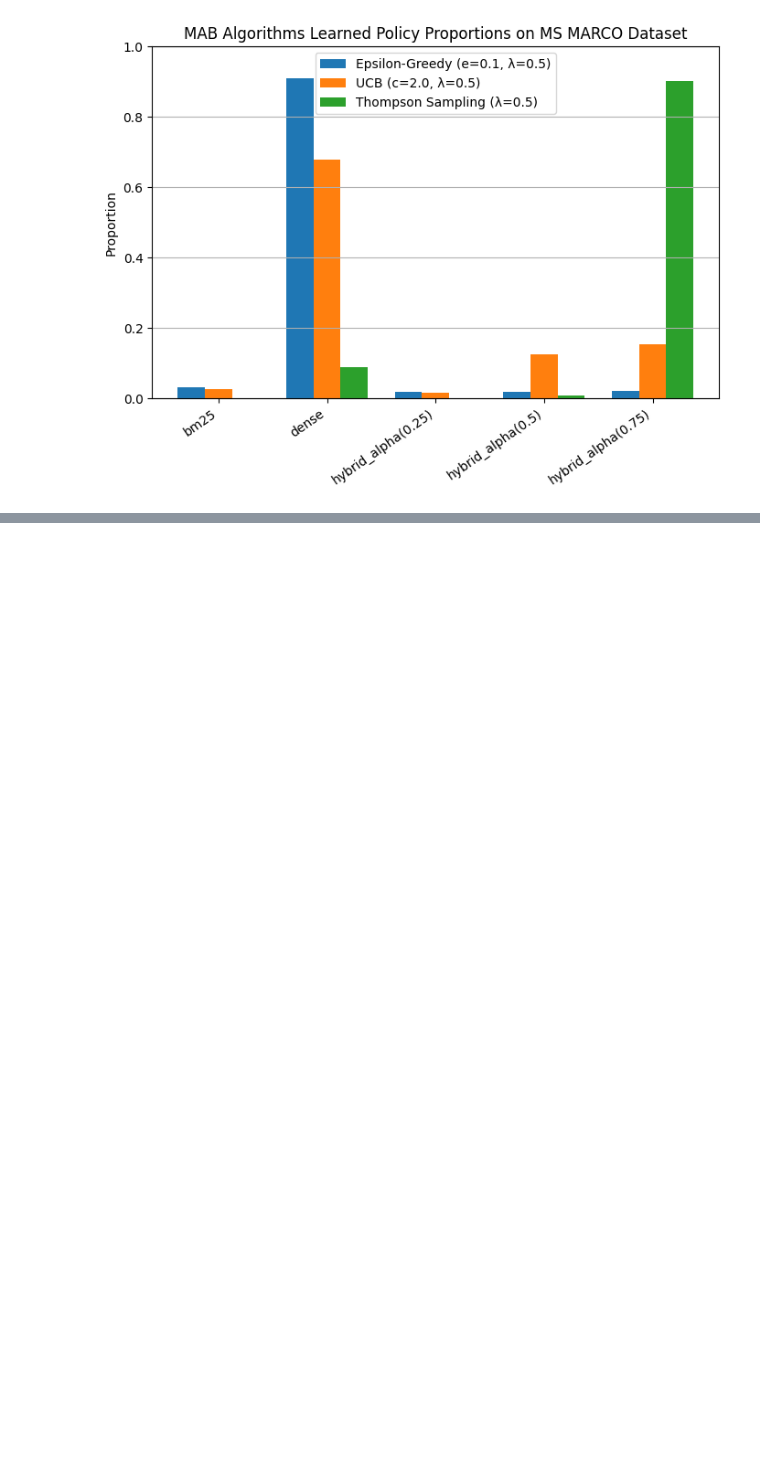
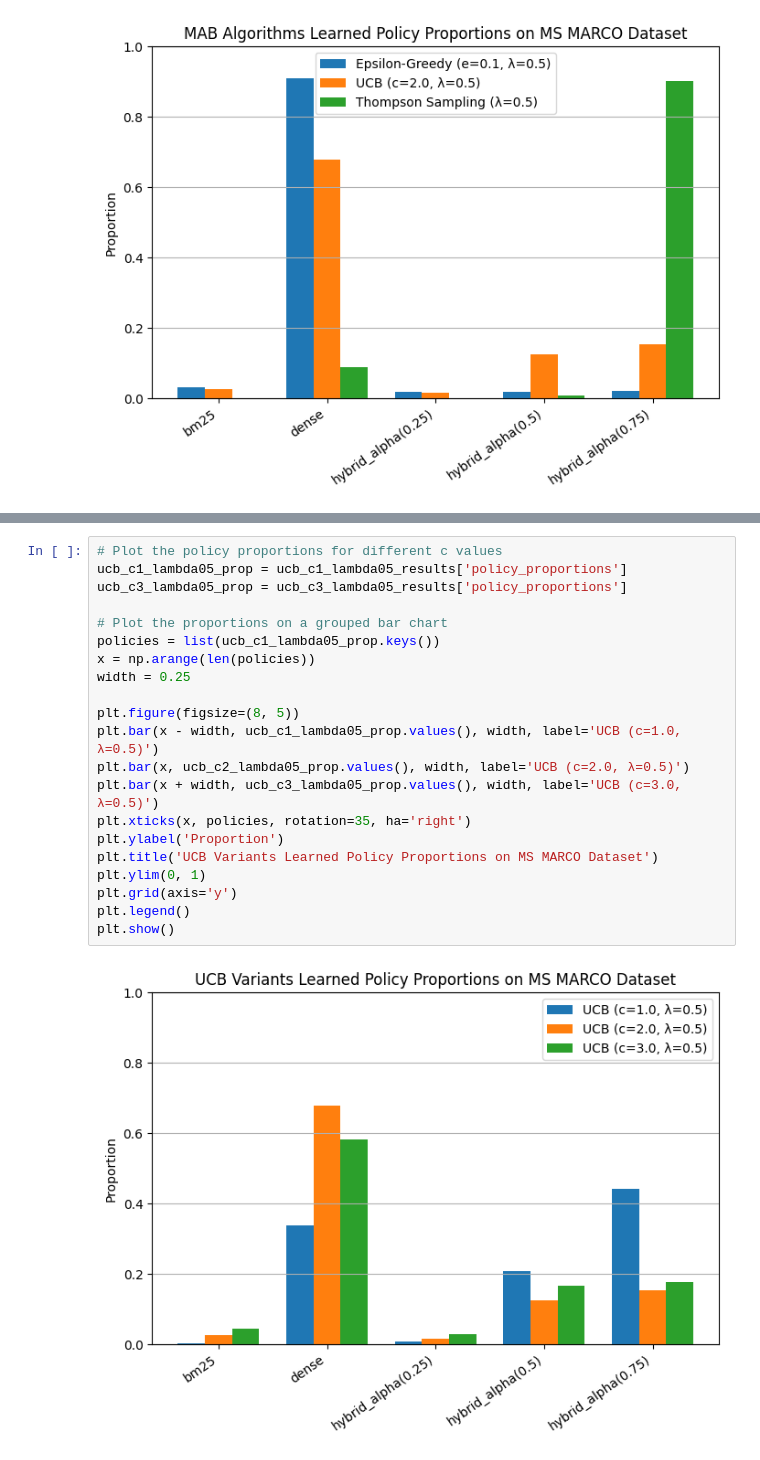
Before and after one commit to zzhenjie01/dsa4213-ay2526-group41, a Jupyter notebook: src/visualization_msmarco.ipynb, the cells around one changed output, grey strips where cells are left out. Drawn from its saved outputs; the diff is of its cells as text; blank space fills up the shorter version.

```diff
--- a/src/visualization_msmarco.ipynb
+++ b/src/visualization_msmarco.ipynb
@@ -84,0 +180,23 @@ plt.show()
+# %%
+# Plot the policy proportions for different c values
+ucb_c1_lambda05_prop = ucb_c1_lambda05_results['policy_proportions']
+ucb_c3_lambda05_prop = ucb_c3_lambda05_results['policy_proportions']
+
+# Plot the proportions on a grouped bar chart
+policies = list(ucb_c1_lambda05_prop.keys())
+x = np.arange(len(policies))
+width = 0.25
+
+plt.figure(figsize=(8, 5))
+plt.bar(x - width, ucb_c1_lambda05_prop.values(), width, label='UCB (c=1.0, λ=0.5)')
+plt.bar(x, ucb_c2_lambda05_prop.values(), width, label='UCB (c=2.0, λ=0.5)')
+plt.bar(x + width, ucb_c3_lambda05_prop.values(), width, label='UCB (c=3.0, λ=0.5)')
+plt.xticks(x, policies, rotation=35, ha='right')
+plt.ylabel('Proportion')
+plt.title('UCB Variants Learned Policy Proportions on MS MARCO Dataset')
+plt.ylim(0, 1)
+plt.grid(axis='y')
+plt.legend()
+plt.show()
+# %% [output]
+[figure, added]
```
Also changed, not shown: parts of 5 cells of this notebook, 2 other files.
